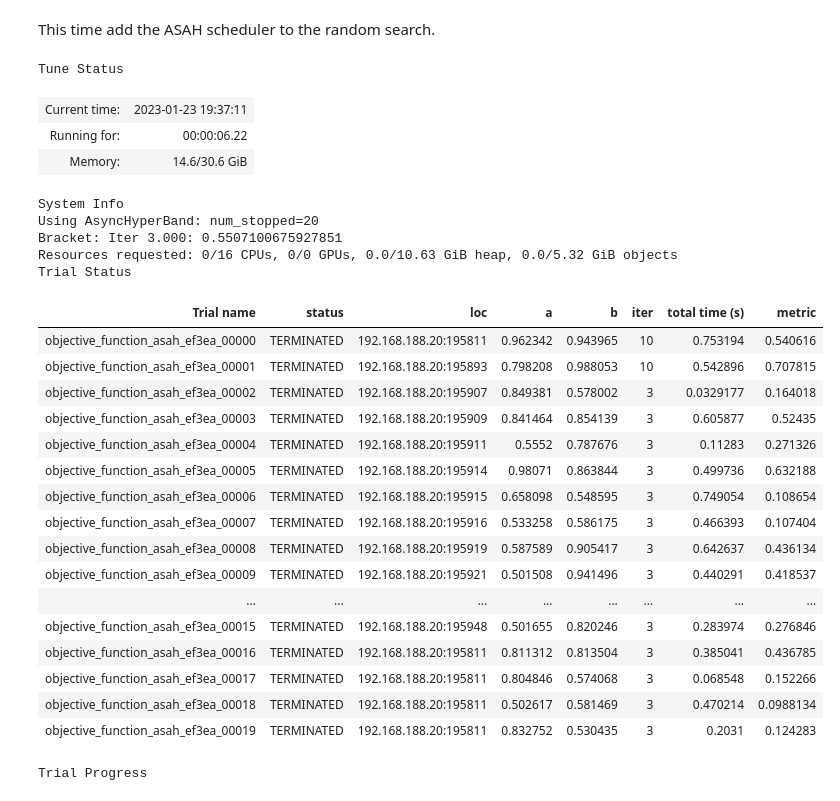
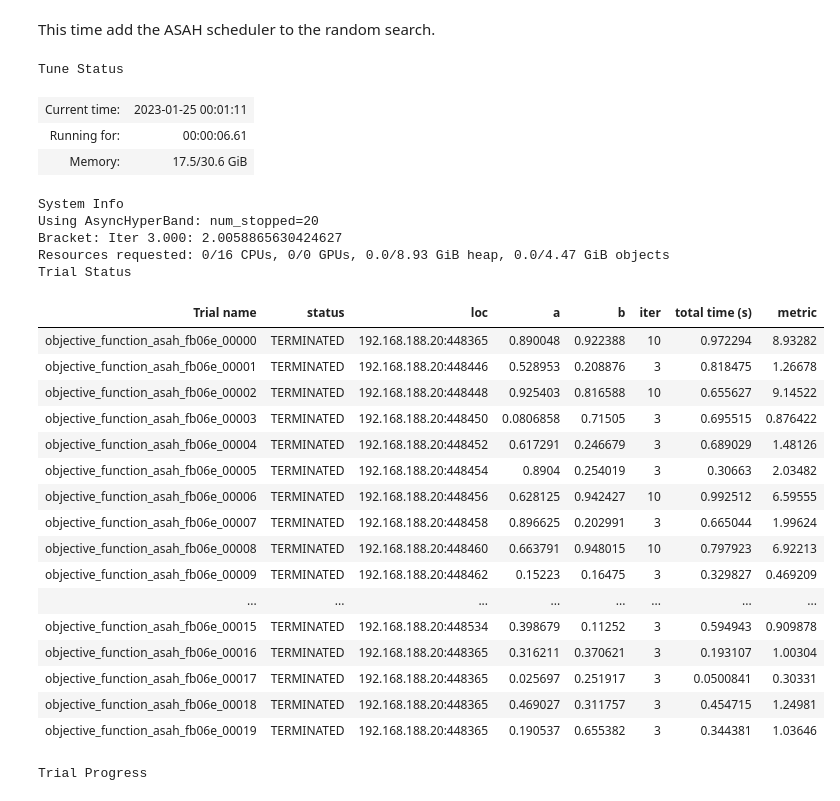
Before and after one commit to RaphaelMaser/Ray_Tune, a Jupyter notebook: Ray HPO hands-on solution.ipynb, the cells around one changed output. Drawn from its saved outputs; the diff is of its cells as text; code cells hidden in the pictures.

```diff
--- a/Ray HPO hands-on solution.ipynb
+++ b/Ray HPO hands-on solution.ipynb
@@ -96,58 +97,58 @@ def objective_function_asah(config):
   b = config["b"]
 
   for i in range(10):
-    a = a*b
-    session.report({"metric": a})
+    metric = a*i + b
+    session.report({"metric": metric})
 
 scheduler = tune.schedulers.ASHAScheduler(
     max_t = 10,
     time_attr = "training_iteration",
     grace_period = 3
 )
 
 param_space = {
-    "a": tune.uniform(0.5,1),
-    "b": tune.uniform(0.5,1)
+    "a": tune.uniform(0,1),
+    "b": tune.uniform(0,1)
 }
 
 tuner = tune.Tuner(
     objective_function_asah,
     param_space = param_space,
     tune_config = tune.TuneConfig(
         num_samples = 20,
         metric="metric",
         mode="max",
         scheduler = scheduler,
         )
     )
 
 results_asah = tuner.fit()
 # %% [output]
 Tune Status
-| Current time: | 2023-01-23 19:37:11 |
-| Running for: | 00:00:06.22 |
-| Memory: | 14.6/30.6 GiB |
+| Current time: | 2023-01-25 00:01:11 |
+| Running for: | 00:00:06.61 |
+| Memory: | 17.5/30.6 GiB |
 System Info
 Using AsyncHyperBand: num_stopped=20
-Bracket: Iter 3.000: 0.5507100675927851
-Resources requested: 0/16 CPUs, 0/0 GPUs, 0.0/10.63 GiB heap, 0.0/5.32 GiB objects
+Bracket: Iter 3.000: 2.0058865630424627
+Resources requested: 0/16 CPUs, 0/0 GPUs, 0.0/8.93 GiB heap, 0.0/4.47 GiB objects
 Trial Status
 | Trial name | status | loc | a | b | iter | total time (s) | metric |
-| objective_function_asah_ef3ea_00000 | TERMINATED | 192.168.188.20:195811 | 0.962342 | 0.943965 | 10 | 0.753194 | 0.540616 |
-| objective_function_asah_ef3ea_00001 | TERMINATED | 192.168.188.20:195893 | 0.798208 | 0.988053 | 10 | 0.542896 | 0.707815 |
-| objective_function_asah_ef3ea_00002 | TERMINATED | 192.168.188.20:195907 | 0.849381 | 0.578002 | 3 | 0.0329177 | 0.164018 |
-| objective_function_asah_ef3ea_00003 | TERMINATED | 192.168.188.20:195909 | 0.841464 | 0.854139 | 3 | 0.605877 | 0.52435 |
-| objective_function_asah_ef3ea_00004 | TERMINATED | 192.168.188.20:195911 | 0.5552 | 0.787676 | 3 | 0.11283 | 0.271326 |
-| objective_function_asah_ef3ea_00005 | TERMINATED | 192.168.188.20:195914 | 0.98071 | 0.863844 | 3 | 0.499736 | 0.632188 |
-| objective_function_asah_ef3ea_00006 | TERMINATED | 192.168.188.20:195915 | 0.658098 | 0.548595 | 3 | 0.749054 | 0.108654 |
-| objective_function_asah_ef3ea_00007 | TERMINATED | 192.168.188.20:195916 | 0.533258 | 0.586175 | 3 | 0.466393 | 0.107404 |
-| objective_function_asah_ef3ea_00008 | TERMINATED | 192.168.188.20:195919 | 0.587589 | 0.905417 | 3 | 0.642637 | 0.436134 |
-| objective_function_asah_ef3ea_00009 | TERMINATED | 192.168.188.20:195921 | 0.501508 | 0.941496 | 3 | 0.440291 | 0.418537 |
+| objective_function_asah_fb06e_00000 | TERMINATED | 192.168.188.20:448365 | 0.890048 | 0.922388 | 10 | 0.972294 | 8.93282 |
+| objective_function_asah_fb06e_00001 | TERMINATED | 192.168.188.20:448446 | 0.528953 | 0.208876 | 3 | 0.818475 | 1.26678 |
+| objective_function_asah_fb06e_00002 | TERMINATED | 192.168.188.20:448448 | 0.925403 | 0.816588 | 10 | 0.655627 | 9.14522 |
+| objective_function_asah_fb06e_00003 | TERMINATED | 192.168.188.20:448450 | 0.0806858 | 0.71505 | 3 | 0.695515 | 0.876422 |
+| objective_function_asah_fb06e_00004 | TERMINATED | 192.168.188.20:448452 | 0.617291 | 0.246679 | 3 | 0.689029 | 1.48126 |
+| objective_function_asah_fb06e_00005 | TERMINATED | 192.168.188.20:448454 | 0.8904 | 0.254019 | 3 | 0.30663 | 2.03482 |
+| objective_function_asah_fb06e_00006 | TERMINATED | 192.168.188.20:448456 | 0.628125 | 0.942427 | 10 | 0.992512 | 6.59555 |
+| objective_function_asah_fb06e_00007 | TERMINATED | 192.168.188.20:448458 | 0.896625 | 0.202991 | 3 | 0.665044 | 1.99624 |
+| objective_function_asah_fb06e_00008 | TERMINATED | 192.168.188.20:448460 | 0.663791 | 0.948015 | 10 | 0.797923 | 6.92213 |
+| objective_function_asah_fb06e_00009 | TERMINATED | 192.168.188.20:448462 | 0.15223 | 0.16475 | 3 | 0.329827 | 0.469209 |
 | ... | ... | ... | ... | ... | ... | ... | ... |
-| objective_function_asah_ef3ea_00015 | TERMINATED | 192.168.188.20:195948 | 0.501655 | 0.820246 | 3 | 0.283974 | 0.276846 |
-| objective_function_asah_ef3ea_00016 | TERMINATED | 192.168.188.20:195811 | 0.811312 | 0.813504 | 3 | 0.385041 | 0.436785 |
-| objective_function_asah_ef3ea_00017 | TERMINATED | 192.168.188.20:195811 | 0.804846 | 0.574068 | 3 | 0.068548 | 0.152266 |
-| objective_function_asah_ef3ea_00018 | TERMINATED | 192.168.188.20:195811 | 0.502617 | 0.581469 | 3 | 0.470214 | 0.0988134 |
-| objective_function_asah_ef3ea_00019 | TERMINATED | 192.168.188.20:195811 | 0.832752 | 0.530435 | 3 | 0.2031 | 0.124283 |
+| objective_function_asah_fb06e_00015 | TERMINATED | 192.168.188.20:448534 | 0.398679 | 0.11252 | 3 | 0.594943 | 0.909878 |
+| objective_function_asah_fb06e_00016 | TERMINATED | 192.168.188.20:448365 | 0.316211 | 0.370621 | 3 | 0.193107 | 1.00304 |
+| objective_function_asah_fb06e_00017 | TERMINATED | 192.168.188.20:448365 | 0.025697 | 0.251917 | 3 | 0.0500841 | 0.30331 |
+| objective_function_asah_fb06e_00018 | TERMINATED | 192.168.188.20:448365 | 0.469027 | 0.311757 | 3 | 0.454715 | 1.24981 |
+| objective_function_asah_fb06e_00019 | TERMINATED | 192.168.188.20:448365 | 0.190537 | 0.655382 | 3 | 0.344381 | 1.03646 |
 Trial Progress
 | Trial name | date | done | episodes_total | experiment_id | hostname | iterations_since_restore | metric | node_ip | ... |
```
Also changed, not shown: parts of 7 cells of this notebook, 1 other file.
